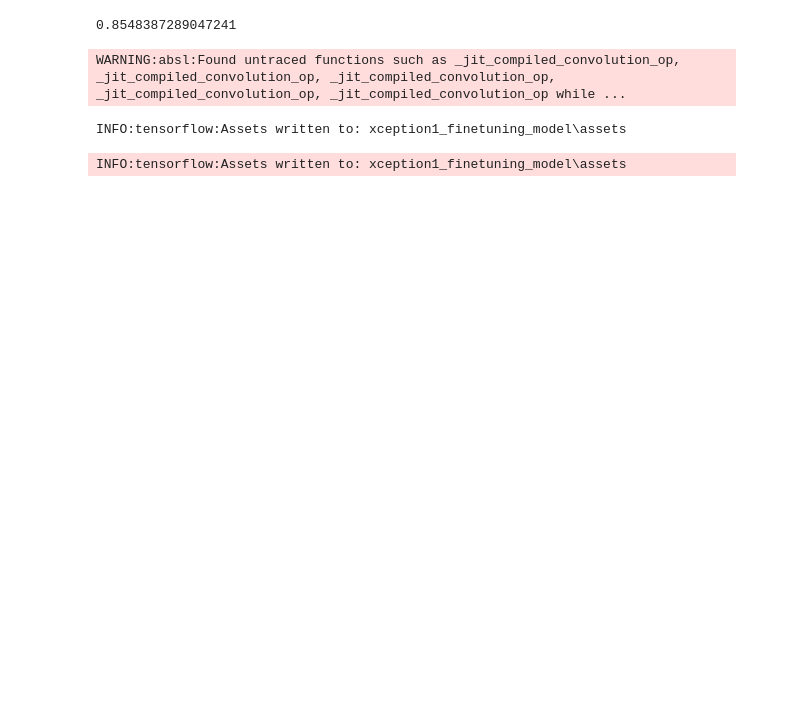
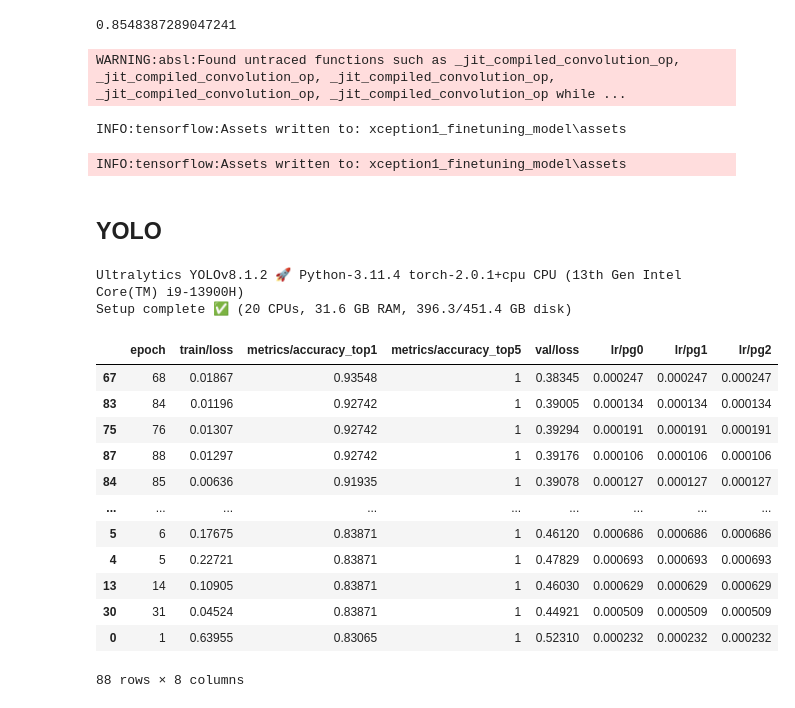
Before and after one commit to BluedreamV1B3/MRSA-Detection, a Jupyter notebook: MRSA Detection.ipynb, the cells around one changed output. Cells and saved outputs as stored; diff of their text form; code cells hidden in the pictures; blank space fills up the shorter version.

```diff
--- a/MRSA Detection.ipynb
+++ b/MRSA Detection.ipynb
@@ -706,3 +496,5 @@ model.save("xception1_finetuning_model", save_format="tf")
 WARNING:absl:Found untraced functions such as _jit_compiled_convolution_op, _jit_compiled_convolution_op, _jit_compiled_convolution_op, _jit_compiled_convolution_op, _jit_compiled_convolution_op while ...
 INFO:tensorflow:Assets written to: xception1_finetuning_model\assets
 INFO:tensorflow:Assets written to: xception1_finetuning_model\assets
+# %% [markdown]
+## YOLO
@@ -708,0 +503,8 @@ INFO:tensorflow:Assets written to: xception1_finetuning_model\assets
+# %%
+import ultralytics
+ultralytics.checks()
+
+from ultralytics import YOLO
+# %% [output]
+Ultralytics YOLOv8.1.2 🚀 Python-3.11.4 torch-2.0.1+cpu CPU (13th Gen Intel Core(TM) i9-13900H)
+Setup complete ✅ (20 CPUs, 31.6 GB RAM, 396.3/451.4 GB disk)
@@ -708,0 +526,17 @@ INFO:tensorflow:Assets written to: xception1_finetuning_model\assets
+# %%
+yolov8_result = pd.read_csv("runs/classify/train/results.csv")
+yolov8_result.sort_values(by="  metrics/accuracy_top1", ascending=False)
+# %% [output]
+|  | epoch | train/loss | metrics/accuracy_top1 | metrics/accuracy_top5 | val/loss | lr/pg0 | lr/pg1 | lr/pg2 |
+| 67 | 68 | 0.01867 | 0.93548 | 1 | 0.38345 | 0.000247 | 0.000247 | 0.000247 |
+| 83 | 84 | 0.01196 | 0.92742 | 1 | 0.39005 | 0.000134 | 0.000134 | 0.000134 |
+| 75 | 76 | 0.01307 | 0.92742 | 1 | 0.39294 | 0.000191 | 0.000191 | 0.000191 |
+| 87 | 88 | 0.01297 | 0.92742 | 1 | 0.39176 | 0.000106 | 0.000106 | 0.000106 |
+| 84 | 85 | 0.00636 | 0.91935 | 1 | 0.39078 | 0.000127 | 0.000127 | 0.000127 |
+| ... | ... | ... | ... | ... | ... | ... | ... | ... |
+| 5 | 6 | 0.17675 | 0.83871 | 1 | 0.46120 | 0.000686 | 0.000686 | 0.000686 |
+| 4 | 5 | 0.22721 | 0.83871 | 1 | 0.47829 | 0.000693 | 0.000693 | 0.000693 |
+| 13 | 14 | 0.10905 | 0.83871 | 1 | 0.46030 | 0.000629 | 0.000629 | 0.000629 |
+| 30 | 31 | 0.04524 | 0.83871 | 1 | 0.44921 | 0.000509 | 0.000509 | 0.000509 |
+| 0 | 1 | 0.63955 | 0.83065 | 1 | 0.52310 | 0.000232 | 0.000232 | 0.000232 |
+88 rows × 8 columns
```
Also changed, not shown: parts of 22 cells of this notebook, 1 other file.
